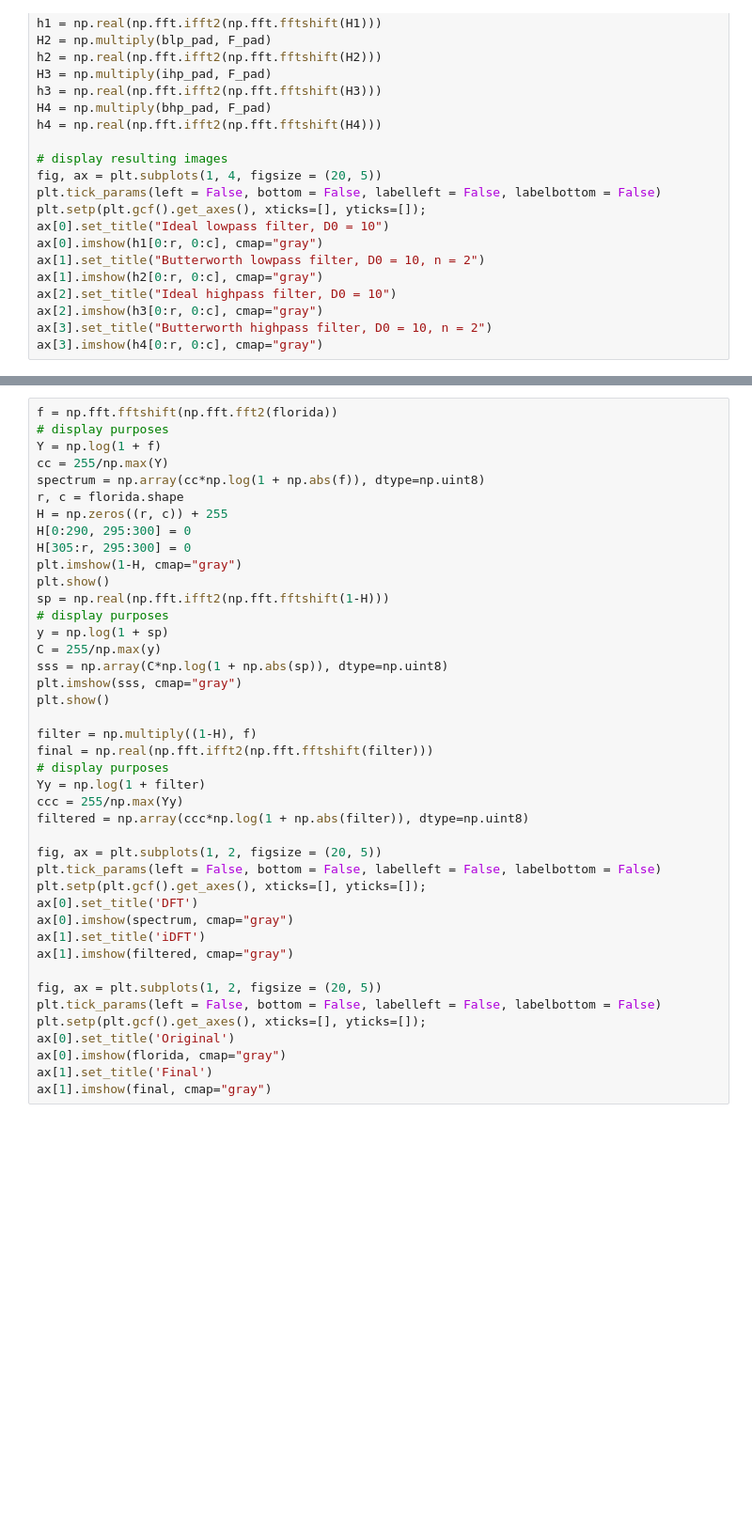
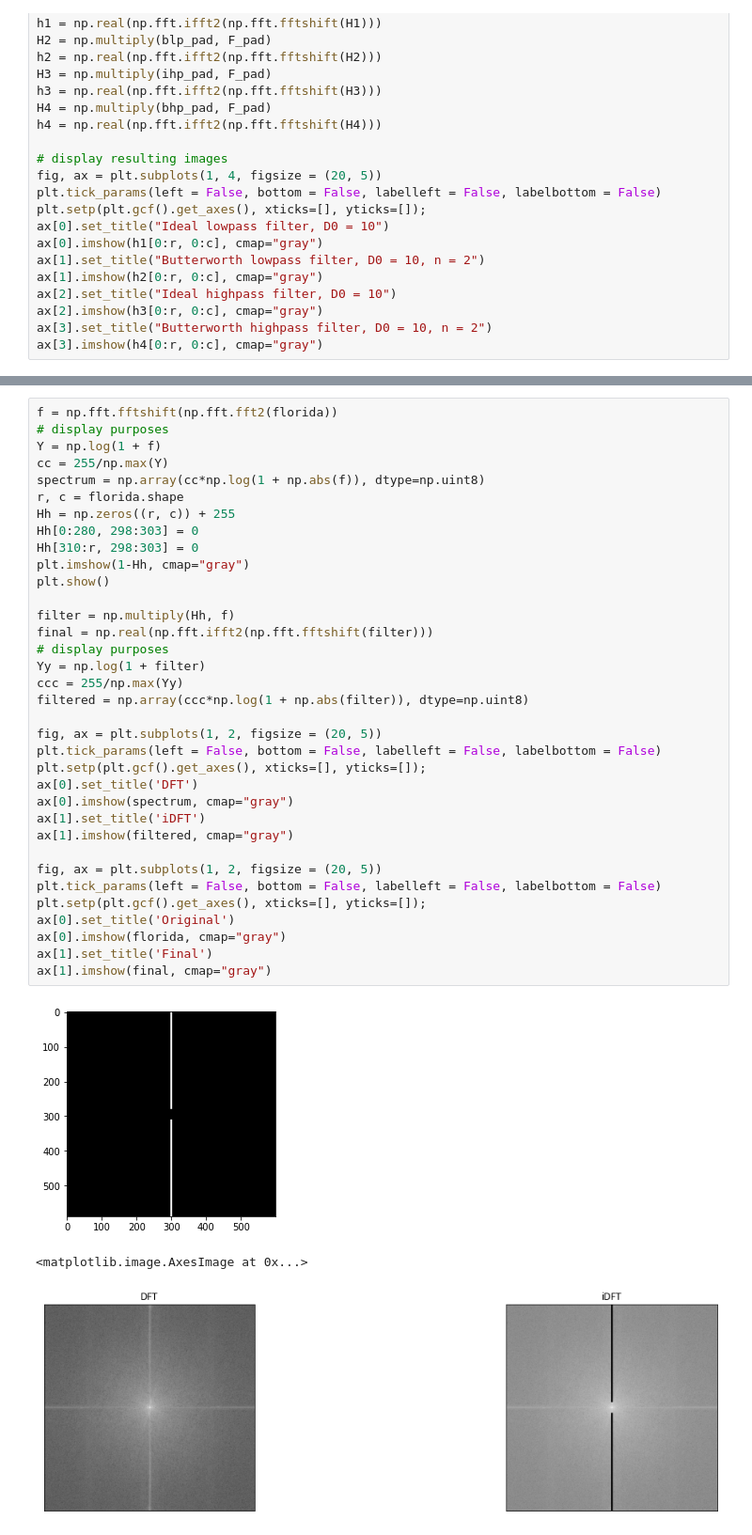
Before and after one commit to Alexandra-Smith/Digital_Image_Processing_module, a Jupyter notebook: Assignment 3/dip_a03.ipynb, the cells around one changed output, grey strips where cells are left out. Shown at 94% size. Saved outputs shown, nothing was run; the diff lists cells and outputs as text; blank space fills up the shorter version.

```diff
--- a/Assignment 3/dip_a03.ipynb
+++ b/Assignment 3/dip_a03.ipynb
@@ -341,42 +348,39 @@ ax[1].imshow(final, cmap="gray")
 # %%
 f = np.fft.fftshift(np.fft.fft2(florida))
 # display purposes
 Y = np.log(1 + f)
 cc = 255/np.max(Y)
 spectrum = np.array(cc*np.log(1 + np.abs(f)), dtype=np.uint8)
 r, c = florida.shape
-H = np.zeros((r, c)) + 255
-H[0:290, 295:300] = 0
-H[305:r, 295:300] = 0
-plt.imshow(1-H, cmap="gray")
-plt.show()
-sp = np.real(np.fft.ifft2(np.fft.fftshift(1-H)))
-# display purposes
-y = np.log(1 + sp)
-C = 255/np.max(y)
-sss = np.array(C*np.log(1 + np.abs(sp)), dtype=np.uint8)
-plt.imshow(sss, cmap="gray")
+Hh = np.zeros((r, c)) + 255
+Hh[0:280, 298:303] = 0
+Hh[310:r, 298:303] = 0
+plt.imshow(1-Hh, cmap="gray")
 plt.show()
 
-filter = np.multiply((1-H), f)
+filter = np.multiply(Hh, f)
 final = np.real(np.fft.ifft2(np.fft.fftshift(filter)))
 # display purposes
 Yy = np.log(1 + filter)
 ccc = 255/np.max(Yy)
 filtered = np.array(ccc*np.log(1 + np.abs(filter)), dtype=np.uint8)
 
 fig, ax = plt.subplots(1, 2, figsize = (20, 5))
 plt.tick_params(left = False, bottom = False, labelleft = False, labelbottom = False)
 plt.setp(plt.gcf().get_axes(), xticks=[], yticks=[]);
 ax[0].set_title('DFT')
 ax[0].imshow(spectrum, cmap="gray")
 ax[1].set_title('iDFT')
 ax[1].imshow(filtered, cmap="gray")
 
 fig, ax = plt.subplots(1, 2, figsize = (20, 5))
 plt.tick_params(left = False, bottom = False, labelleft = False, labelbottom = False)
 plt.setp(plt.gcf().get_axes(), xticks=[], yticks=[]);
 ax[0].set_title('Original')
 ax[0].imshow(florida, cmap="gray")
 ax[1].set_title('Final')
 ax[1].imshow(final, cmap="gray")
+# %% [output]
+[figure, added]
+<matplotlib.image.AxesImage at 0x...>
+[figure, added]
```
Also changed, not shown: parts of 4 cells of this notebook.
